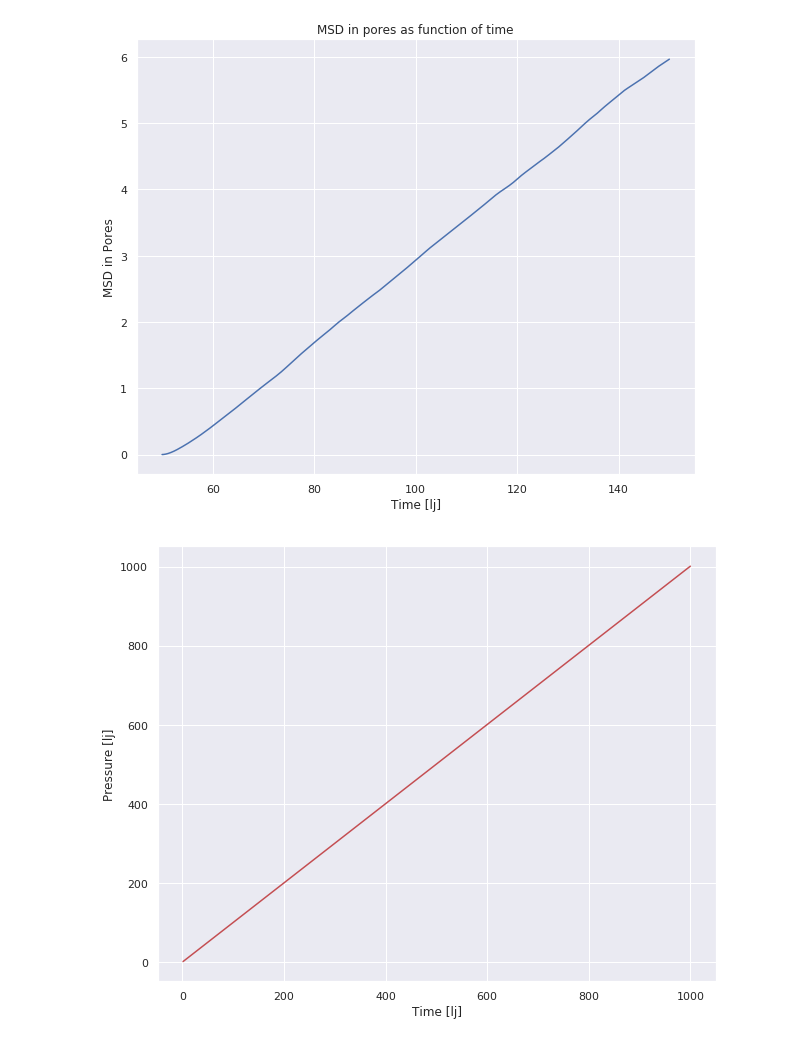
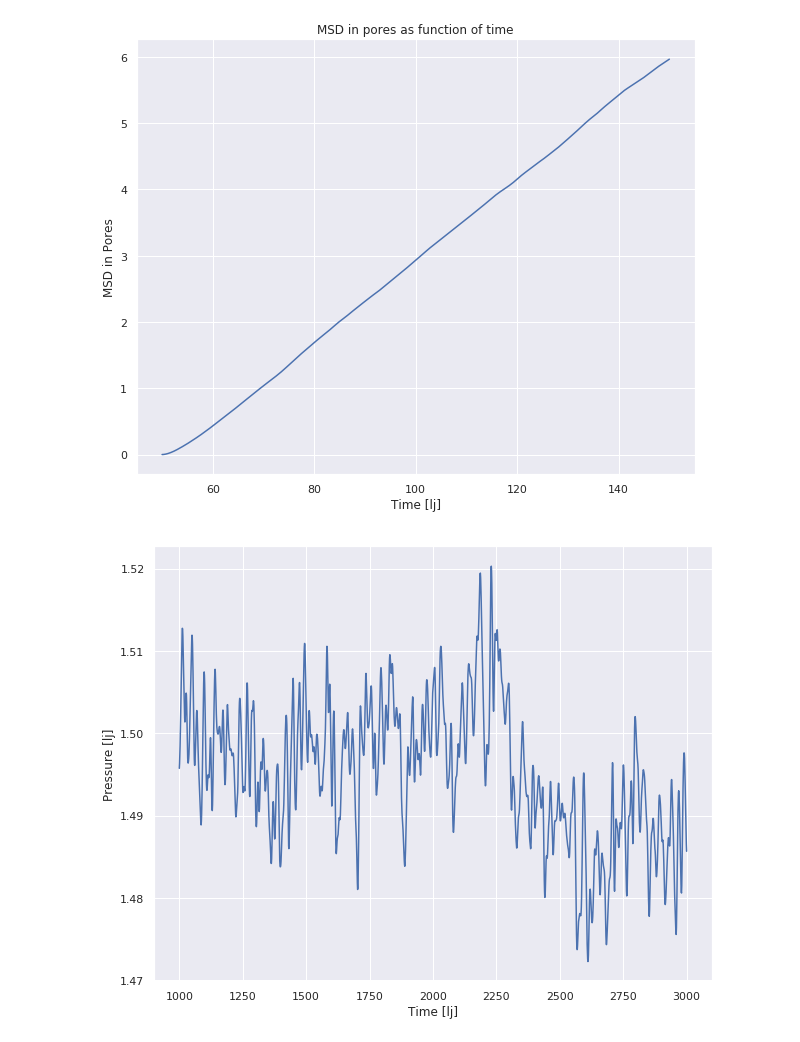
Before and after one commit to auduntre/FYS4460, a Jupyter notebook: Project2/task_e/task_e.ipynb, the cells around one changed output. Drawn from its saved outputs; the diff is of its cells as text; code cells hidden in the pictures.

```diff
--- a/Project2/task_e/task_e.ipynb
+++ b/Project2/task_e/task_e.ipynb
@@ -110,9 +110,9 @@ show()
 # %%
 press_system = loadtxt("press.txt")
 
-plot(press_system[0, :], press_system[1, :], "r")
+plot(press_system[:, 0], press_system[:, 1], "b")
 xlabel("Time [lj]")
 ylabel("Pressure [lj]")
 show()
 # %% [output]
-[figure, old version]
+[figure, new version]
```
Also changed, not shown: parts of 1 cell of this notebook, 1 other file.
